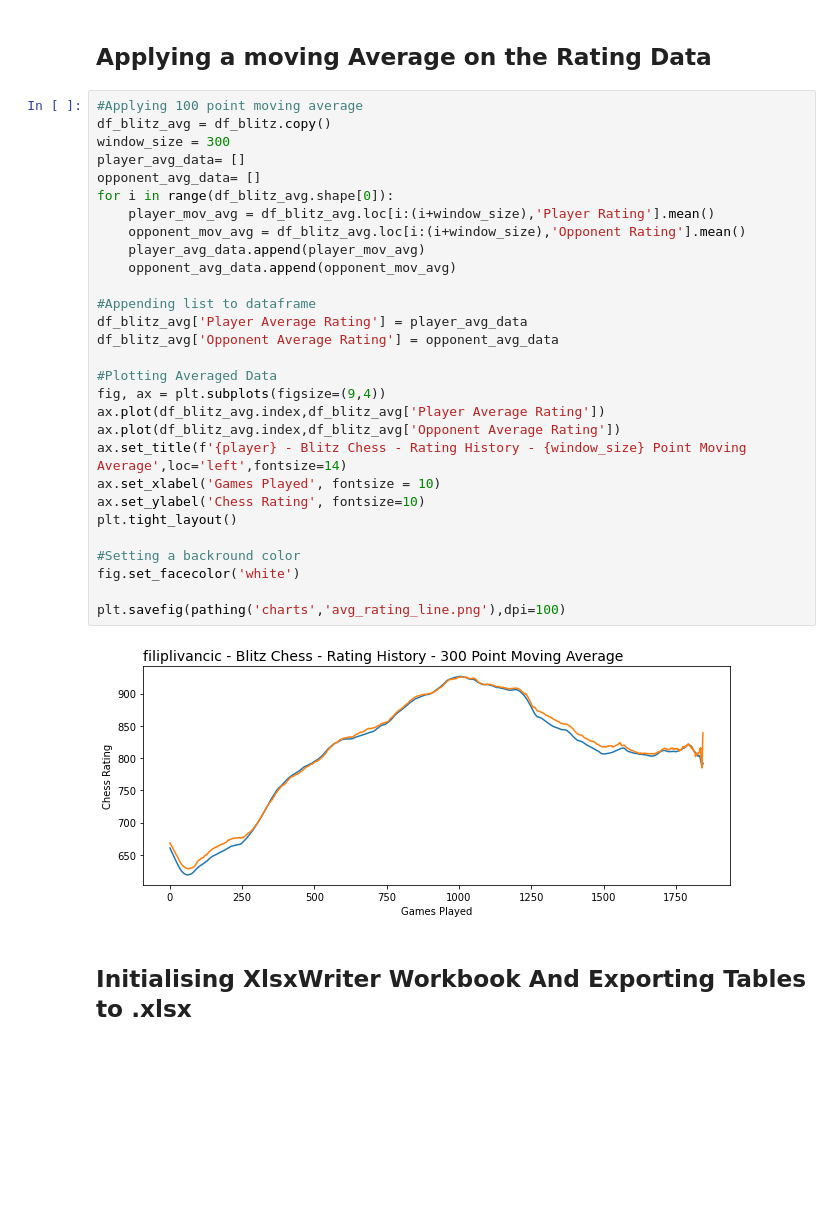
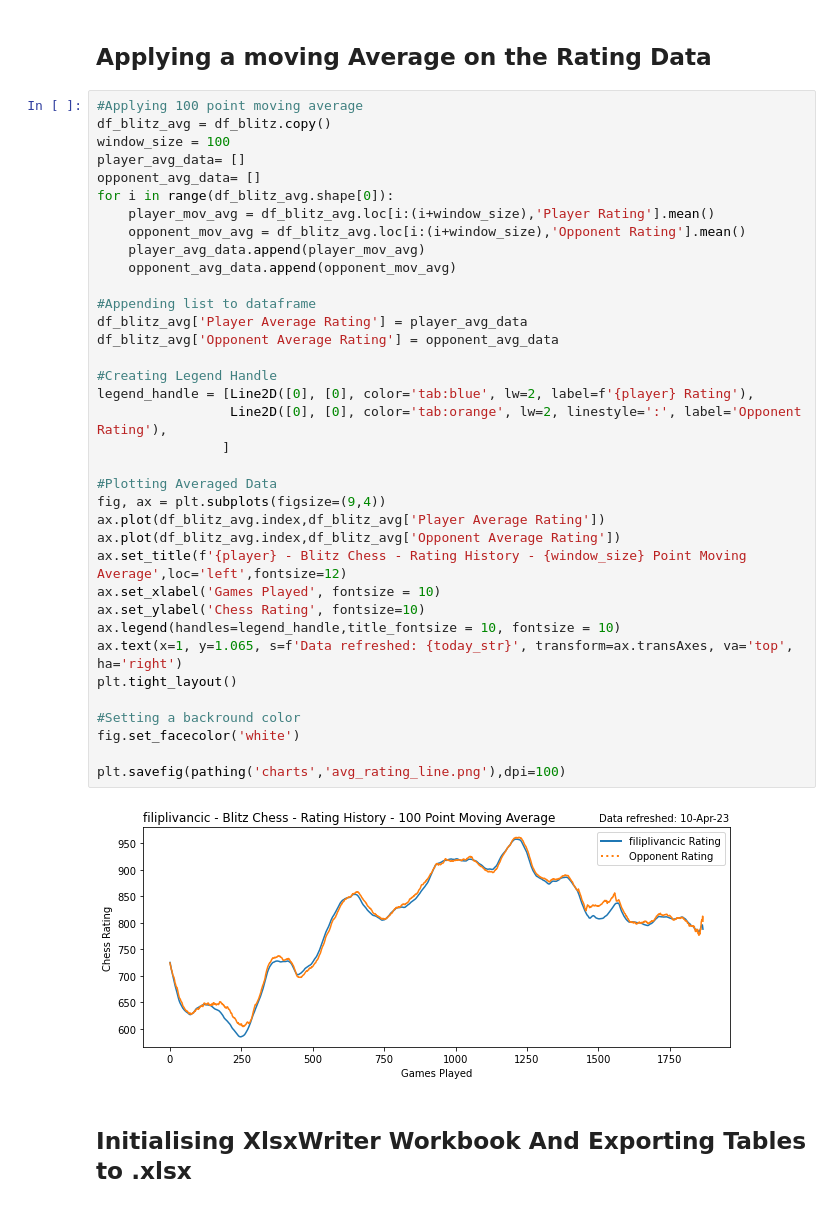
Before and after one commit to Filpill/chess_analysis, a Jupyter notebook: chess_analysis_v2.ipynb, the cells around one changed output. Drawn from its saved outputs; the diff is of its cells as text; blank space fills up the shorter version.

```diff
--- a/chess_analysis_v2.ipynb
+++ b/chess_analysis_v2.ipynb
@@ -682,34 +697,41 @@ plt.savefig(pathing('charts','raw_rating_line.png'),dpi=150)
 # %%
 #Applying 100 point moving average
 df_blitz_avg = df_blitz.copy()
-window_size = 300
+window_size = 100
 player_avg_data= []
 opponent_avg_data= []
 for i in range(df_blitz_avg.shape[0]):
     player_mov_avg = df_blitz_avg.loc[i:(i+window_size),'Player Rating'].mean()
     opponent_mov_avg = df_blitz_avg.loc[i:(i+window_size),'Opponent Rating'].mean()
     player_avg_data.append(player_mov_avg)
     opponent_avg_data.append(opponent_mov_avg)
 
 #Appending list to dataframe
 df_blitz_avg['Player Average Rating'] = player_avg_data
 df_blitz_avg['Opponent Average Rating'] = opponent_avg_data
 
+#Creating Legend Handle
+legend_handle = [Line2D([0], [0], color='tab:blue', lw=2, label=f'{player} Rating'),
+                 Line2D([0], [0], color='tab:orange', lw=2, linestyle=':', label='Opponent Rating'),
+                ]
+
 #Plotting Averaged Data
 fig, ax = plt.subplots(figsize=(9,4))
 ax.plot(df_blitz_avg.index,df_blitz_avg['Player Average Rating'])
 ax.plot(df_blitz_avg.index,df_blitz_avg['Opponent Average Rating'])
-ax.set_title(f'{player} - Blitz Chess - Rating History - {window_size} Point Moving Average',loc='left',fontsize=14)
+ax.set_title(f'{player} - Blitz Chess - Rating History - {window_size} Point Moving Average',loc='left',fontsize=12)
 ax.set_xlabel('Games Played', fontsize = 10)
 ax.set_ylabel('Chess Rating', fontsize=10)
+ax.legend(handles=legend_handle,title_fontsize = 10, fontsize = 10)
+ax.text(x=1, y=1.065, s=f'Data refreshed: {today_str}', transform=ax.transAxes, va='top', ha='right')
 plt.tight_layout()
 
 #Setting a backround color
 fig.set_facecolor('white')
 
 plt.savefig(pathing('charts','avg_rating_line.png'),dpi=100)
 # %% [output]
-[figure, old version]
+[figure, new version]
 # %% [markdown]
 ## Initialising XlsxWriter Workbook And Exporting Tables to .xlsx
 # %%
```
Also changed, not shown: parts of 16 cells of this notebook, 12 other files.
